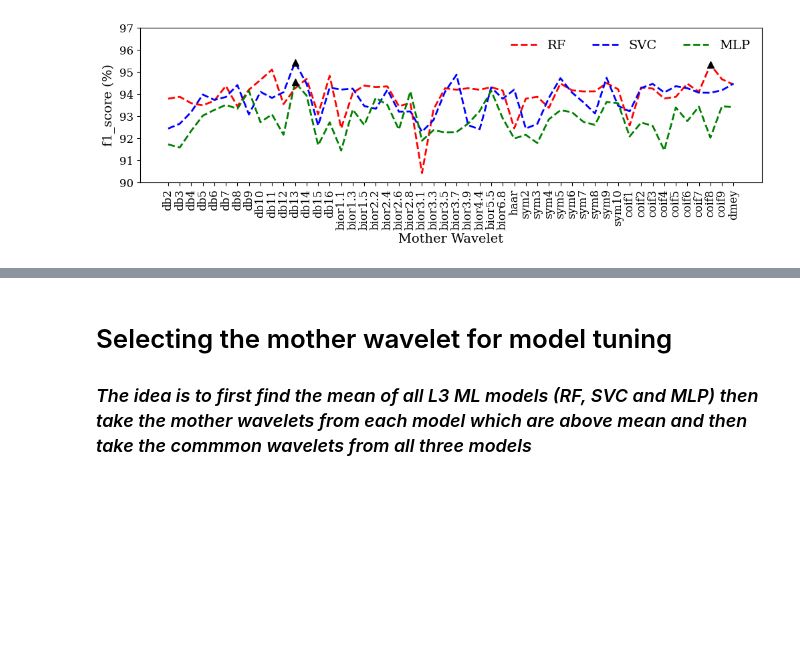
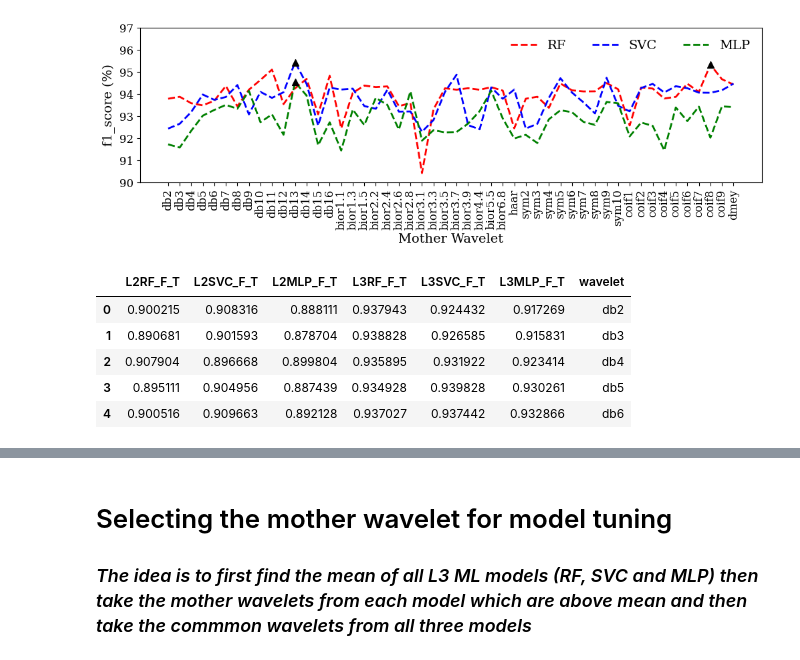
Before and after one commit to AbbasHussain72/Wavelet-featre-extraction-, a Jupyter notebook: current_wavelet_Transform_Technique.ipynb, the cells around one changed output, grey strips where cells are left out. Saved outputs shown, nothing was run; the diff lists cells and outputs as text; code cells hidden in the pictures; blank space fills up the shorter version.

```diff
--- a/current_wavelet_Transform_Technique.ipynb
+++ b/current_wavelet_Transform_Technique.ipynb
@@ -1036,4 +1036,13 @@ plt.show()
 # # plt.savefig('plotsample.tiff', dpi=300, format='tiff', transparent=True)
 
 # plt.clf()
+# %%
+df1.head()
+# %% [output]
+|  | L2RF_F_T | L2SVC_F_T | L2MLP_F_T | L3RF_F_T | L3SVC_F_T | L3MLP_F_T | wavelet |
+| 0 | 0.900215 | 0.908316 | 0.888111 | 0.937943 | 0.924432 | 0.917269 | db2 |
+| 1 | 0.890681 | 0.901593 | 0.878704 | 0.938828 | 0.926585 | 0.915831 | db3 |
+| 2 | 0.907904 | 0.896668 | 0.899804 | 0.935895 | 0.931922 | 0.923414 | db4 |
+| 3 | 0.895111 | 0.904956 | 0.887439 | 0.934928 | 0.939828 | 0.930261 | db5 |
+| 4 | 0.900516 | 0.909663 | 0.892128 | 0.937027 | 0.937442 | 0.932866 | db6 |
 # %%
```
Also changed, not shown: parts of 1 cell of this notebook.
